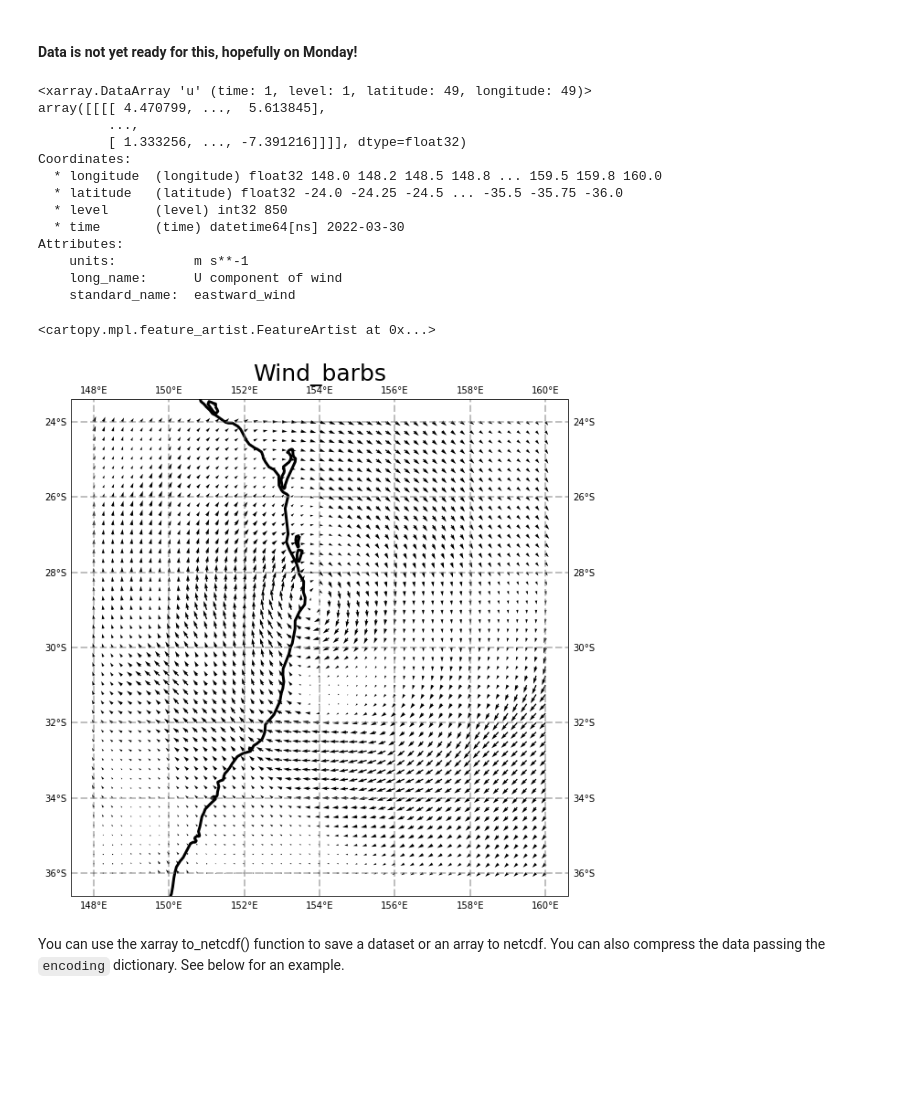
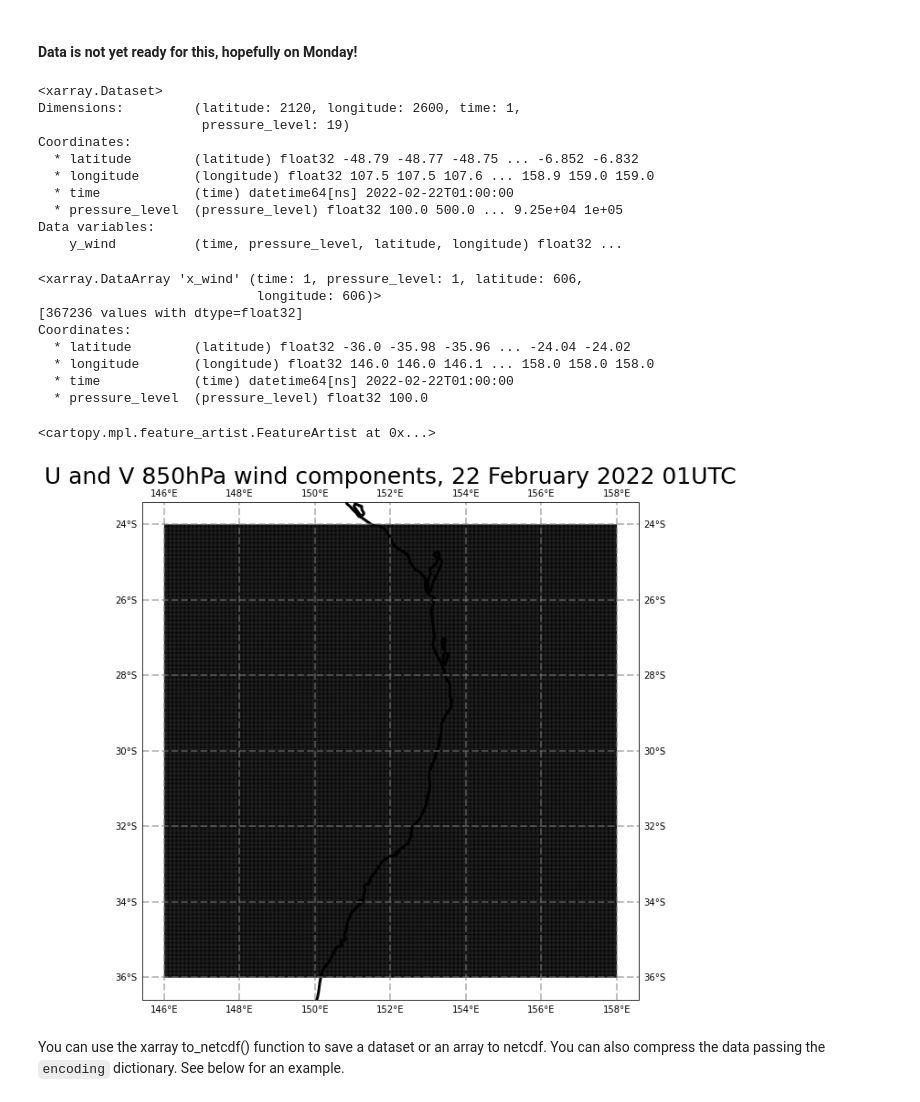
Before and after one commit to coecms/AUS2200_CLEX_analysis, a Jupyter notebook: notebooks/get_uv850.ipynb, the cells around one changed output. Drawn from its saved outputs; the diff is of its cells as text; code cells hidden in the pictures; blank space fills up the shorter version.

```diff
--- a/notebooks/get_uv850.ipynb
+++ b/notebooks/get_uv850.ipynb
@@ -25,58 +37,68 @@ fnamev = '/g/data/rt52/era5/pressure-levels/reanalysis/v/2022/v_era5_oper_pl_202
+# %%
+ds = xarray.open_dataset(f'{datadir}/{fname_v}')
+ds
+# %% [output]
+<xarray.Dataset>
+Dimensions:         (latitude: 2120, longitude: 2600, time: 1,
+                     pressure_level: 19)
+Coordinates:
+  * latitude        (latitude) float32 -48.79 -48.77 -48.75 ... -6.852 -6.832
+  * longitude       (longitude) float32 107.5 107.5 107.6 ... 158.9 159.0 159.0
+  * time            (time) datetime64[ns] 2022-02-22T01:00:00
+  * pressure_level  (pressure_level) float32 100.0 500.0 ... 9.25e+04 1e+05
+Data variables:
+    y_wind          (time, pressure_level, latitude, longitude) float32 ...
 # %%
-ds = xarray.open_dataset(fnameu)
-u_all = ds.u
+ds = xarray.open_dataset(f'{datadir}/{fname_u}')
+u_all = ds.x_wind
 
 lon = ds.longitude
 lat = ds.latitude
-levels = ds.level
+levels = ds.pressure_level
 
-u = u_all.sel(longitude=slice(148,160), latitude=slice(-24,-36), level=slice(850,851), time=slice('2022-03-30','2022-03-30T00:30:00'))
-longitude = lon.sel(longitude=slice(148,160))
-latitude = lat.sel(latitude=slice(-24,-36))
-lon2d, lat2d = np.meshgrid(longitude, latitude)
+u = u_all.sel(longitude=slice(146,158), latitude=slice(-36,-24), pressure_level=slice(100,101))
+longitude = lon.sel(longitude=slice(146,158))
+latitude = lat.sel(latitude=slice(-36,-24))
+#lon2d, lat2d = np.meshgrid(longitude, latitude)
 
-ds = xarray.open_dataset(fnamev)
-v_all = ds.v
+ds = xarray.open_dataset(f'{datadir}/{fname_v}')
+v_all = ds.y_wind
 
 lon = ds.longitude
 lat = ds.latitude
-levels = ds.level
+levels = ds.pressure_level
 
-v = v_all.sel(longitude=slice(148,160), latitude=slice(-24,-36), level=slice(850,851), time=slice('2022-03-30','2022-03-30T00:30:00'))
+v = v_all.sel(longitude=slice(146,158), latitude=slice(-36,-24), pressure_level=slice(100,101))
 
-print(u)
+#, time=slice('2022-03-30','2022-03-30T00:30:00')
+u
 # %% [output]
-<xarray.DataArray 'u' (time: 1, level: 1, latitude: 49, longitude: 49)>
-array([[[[ 4.470799, ...,  5.613845],
-         ...,
-         [ 1.333256, ..., -7.391216]]]], dtype=float32)
+<xarray.DataArray 'x_wind' (time: 1, pressure_level: 1, latitude: 606,
+                            longitude: 606)>
+[367236 values with dtype=float32]
 Coordinates:
-  * longitude  (longitude) float32 148.0 148.2 148.5 148.8 ... 159.5 159.8 160.0
-  * latitude   (latitude) float32 -24.0 -24.25 -24.5 ... -35.5 -35.75 -36.0
-  * level      (level) int32 850
-  * time       (time) datetime64[ns] 2022-03-30
-Attributes:
-    units:          m s**-1
-    long_name:      U component of wind
-    standard_name:  eastward_wind
+  * latitude        (latitude) float32 -36.0 -35.98 -35.96 ... -24.04 -24.02
+  * longitude       (longitude) float32 146.0 146.0 146.1 ... 158.0 158.0 158.0
+  * time            (time) datetime64[ns] 2022-02-22T01:00:00
+  * pressure_level  (pressure_level) float32 100.0
 # %%
 levels = np.arange(2,15,0.2)
 plt.figure(figsize=(10, 10))
 levels = np.arange(-20,20,2)
 src = ccrs.PlateCarree()
 ax = plt.axes(projection=src)
 cmap=matplotlib.cm.get_cmap('Spectral_r')
 #ch = ax.contourf(lon2d, lat2d, np.sqrt(np.squeeze(v)**2 + np.squeeze(u)**2), levels=levels,colors='k')
-ax.quiver(lon2d, lat2d, np.squeeze(u),  np.squeeze(v))
+ax.quiver(longitude, latitude, np.squeeze(u), np.squeeze(v))
 #ax.clabel(ch, ch.levels, inline=True, fontsize=20)
-title = 'Wind_barbs'
+title = 'U and V 850hPa wind components, 22 February 2022 01UTC'
 plt.title(title, size=25)
 gl = ax.gridlines(crs=ccrs.PlateCarree(), draw_labels=True,
                   linewidth=2, color='gray', alpha=0.5, linestyle='--')
 ax.coastlines('50m', linewidth=3)
 # %% [output]
 <cartopy.mpl.feature_artist.FeatureArtist at 0x...>
-[figure, old version]
+[figure, new version]
 # %%
 ncfile = Dataset('vorticity_divergence_data.nc','w')
 nlon = len(longitude)
```
Also changed, not shown: parts of 2 cells of this notebook, 1 other file.
